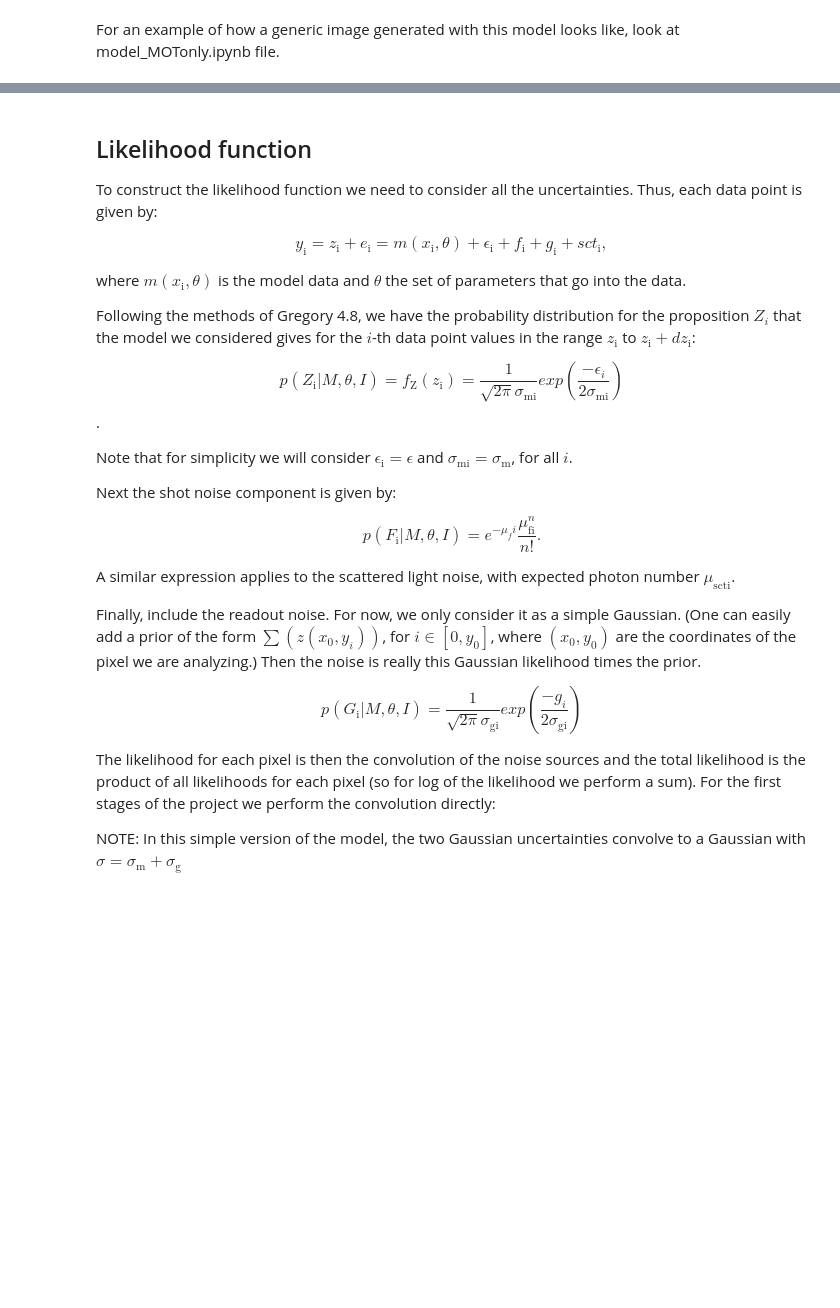
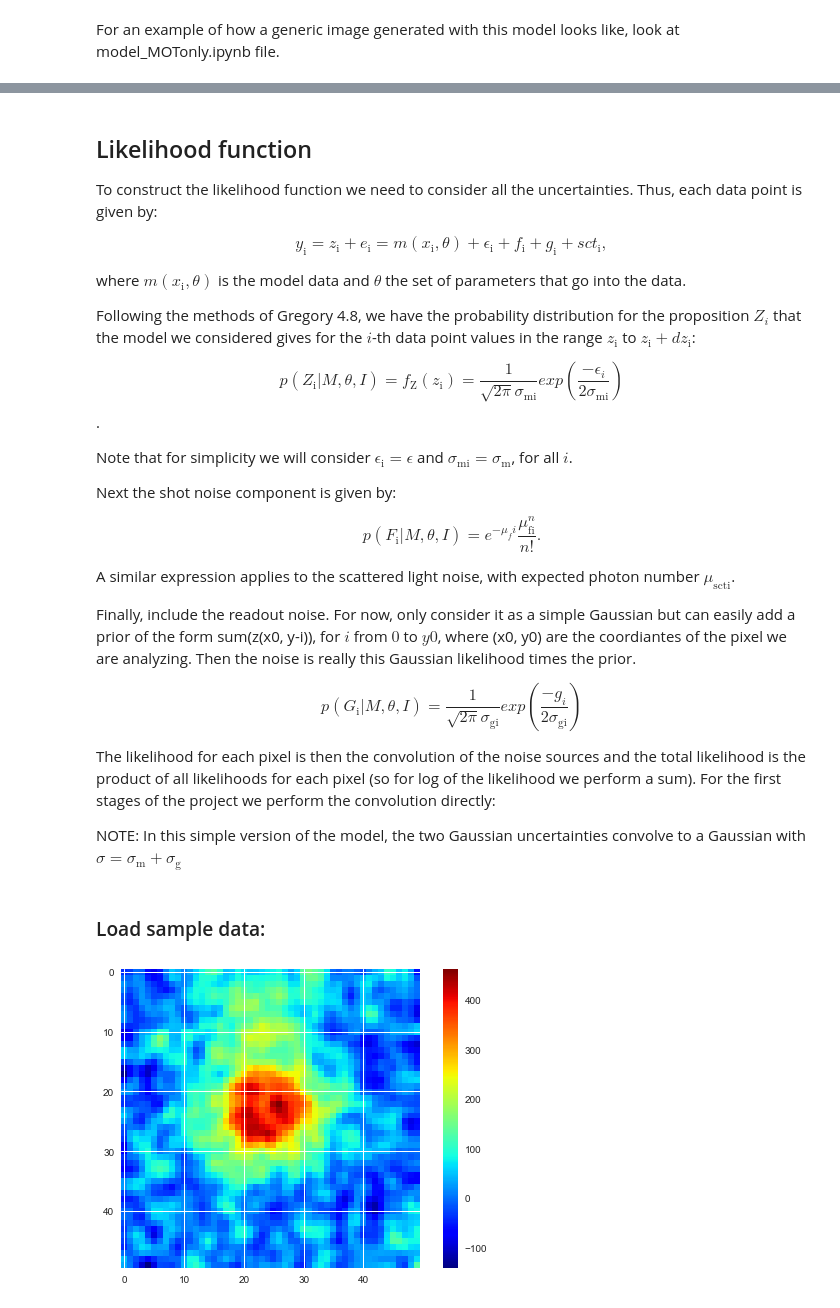
Before and after one commit to phys201/params_MOT, a Jupyter notebook: model_MOT.ipynb, the cells around one changed output, grey strips where cells are left out. Drawn from its saved outputs; the diff is of its cells as text; code cells hidden in the pictures; blank space fills up the shorter version.

Commit message:
Load model data, change likelihood, prior, etc. and do inference

```diff
--- a/model_MOT.ipynb
+++ b/model_MOT.ipynb
@@ -74,7 +83,7 @@ $$p(F_{\mathrm{i}}|M, \theta, I)  = e^{-\mu_fi} \frac{\mu_{\mathrm{fi}}^n}{n!}.$
 
 A similar expression applies to the scattered light noise, with expected photon number $\mu_{\mathrm{scti}}$.
 
-Finally, include the readout noise. For now, we only consider it as a simple Gaussian. (One can easily add a prior of the form $\sum(z(x_0, y_i))$, for $i \in [0,y_0]$, where $(x_0, y_0)$ are the coordinates of the pixel we are analyzing.) Then the noise is really this Gaussian likelihood times the prior.
+Finally, include the readout noise. For now, only consider it as a simple Gaussian but can easily add a prior of the form sum(z(x0, y-i)), for $i$ from $0$ to $y0$, where (x0, y0) are the coordiantes of the pixel we are analyzing. Then the noise is really this Gaussian likelihood times the prior.
 
 $$p(G_{\mathrm{i}}|M, \theta, I) = \frac{1}{\sqrt{2 \pi}\sigma_{\mathrm{gi}}} exp \left( \frac{- g_i}{2 \sigma_{\mathrm{gi}}} \right)$$
 
@@ -103,0 +188,14 @@ def log_likelihood(x, y, z, sigma_m, sigma_g, mu_f, mu_sct, theta):
+# %% [markdown]
+### Load sample data:
+# %%
+model_data_path = get_data_file_path('model_data.csv')
+model_data = load_data(data_file = model_data_path, delim = ' ')
+
+image_size = 50
+
+image_object = load_image(model_data)
+
+# Try method of the class
+image_object.show(gauss_filter = True)
+# %% [output]
+[figure, added]
```
Also changed, not shown: parts of 11 cells of this notebook.
